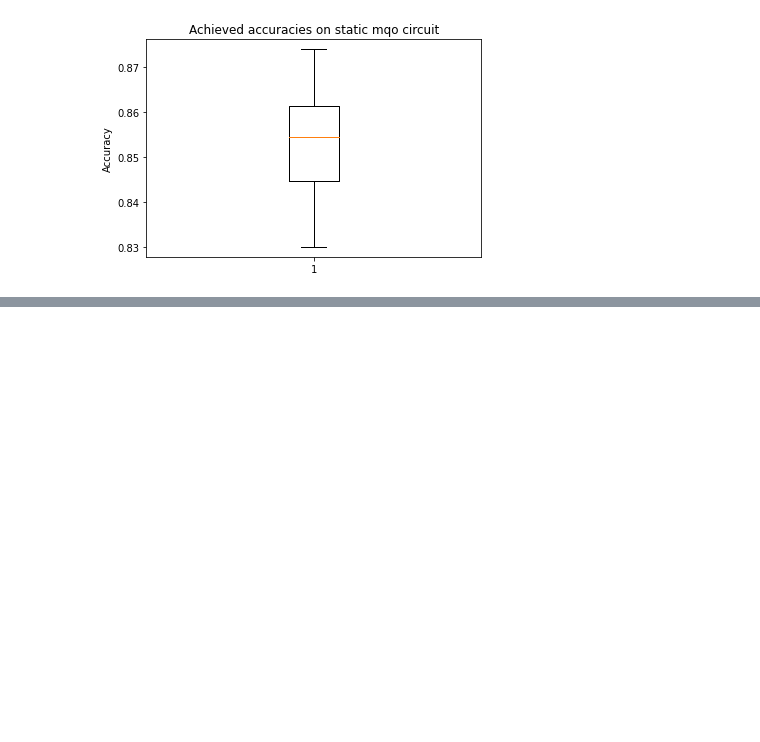
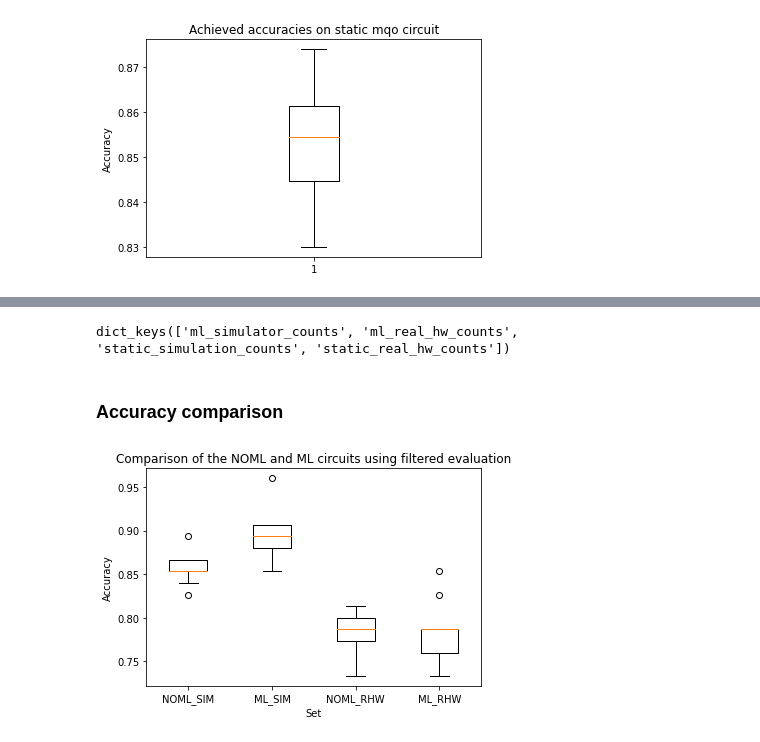
Before and after one commit to RicardoMonteiroSimoes/Quantum-Machine-Learning, a Jupyter notebook: code/circuit_to_latex.ipynb, the cells around one changed output, grey strips where cells are left out. Cells and saved outputs as stored; diff of their text form; code cells hidden in the pictures; blank space fills up the shorter version.

Commit message:
Adds result graphs

```diff
--- a/code/circuit_to_latex.ipynb
+++ b/code/circuit_to_latex.ipynb
@@ -387,0 +348,14 @@ plt.show()
+# %%
+path_of_counts_final_run = "mqo/runs/experiments/final_runs/counts_of_runs.p"
+all_counts = pickle.load(open(path_of_counts_final_run, "rb"))
+all_counts.keys()
+# %% [output]
+dict_keys(['ml_simulator_counts', 'ml_real_hw_counts', 'static_simulation_counts', 'static_real_hw_counts'])
+# %%
+ml_counts_simulator = all_counts['ml_simulator_counts']
+ml_counts_real_hw =  all_counts['ml_real_hw_counts']
+
+noml_counts_simulator = all_counts['static_simulation_counts']
+noml_counts_real_hw = all_counts['static_real_hw_counts']
+# %% [markdown]
+### Accuracy comparison
@@ -387,0 +403,23 @@ plt.show()
+# %%
+noml_counts_real_hw = np.array(noml_counts_real_hw).reshape(13,75)
+ml_counts_real_hw = np.array(ml_counts_real_hw).reshape(13,75)
+# %%
+noml_sim_filtered_acc = calculate_filtered_accuracy(noml_counts_simulator, y_test)
+noml_sim_parity_acc = calculate_parity_accuracy(noml_counts_simulator, y_test, 4)
+noml_rhw_filtered_acc = calculate_filtered_accuracy(noml_counts_real_hw, y_test)
+noml_rhw_parity_acc = calculate_parity_accuracy(noml_counts_real_hw, y_test, 4)
+ml_sim_filtered_acc = calculate_filtered_accuracy(ml_counts_simulator, y_test)
+ml_sim_parity_acc = calculate_parity_accuracy(ml_counts_simulator, y_test, 4)
+ml_rhw_filtered_acc = calculate_filtered_accuracy(ml_counts_real_hw, y_test)
+ml_rhw_parity_acc = calculate_parity_accuracy(ml_counts_real_hw, y_test, 4)
+# %%
+boxplot_data = [noml_sim_filtered_acc, ml_sim_filtered_acc, noml_rhw_filtered_acc, ml_rhw_filtered_acc]
+fig, ax = plt.subplots()
+ax.set_title("Comparison of the NOML and ML circuits using filtered evaluation")
+ax.boxplot(boxplot_data, labels=['NOML_SIM', 'ML_SIM', 'NOML_RHW', 'ML_RHW'])
+ax.set_ylabel("Accuracy")
+ax.set_xlabel("Set")
+plt.show()
+fig.savefig('../thesis/Appendices/comparison_ml_noml_circuit_filtered_acc.svg')
+# %% [output]
+[figure, added]
```
Also changed, not shown: parts of 18 cells of this notebook, 5 other files.
